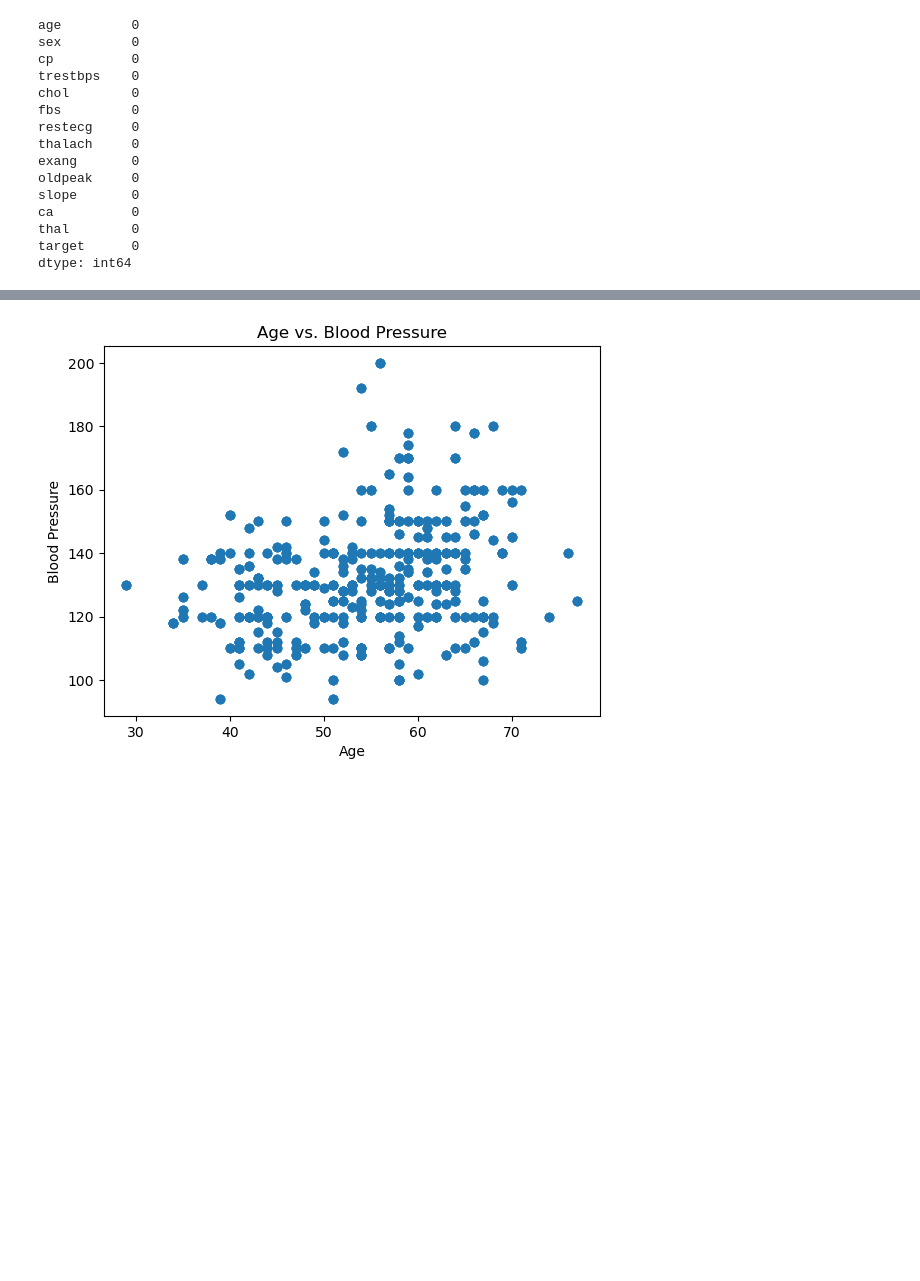
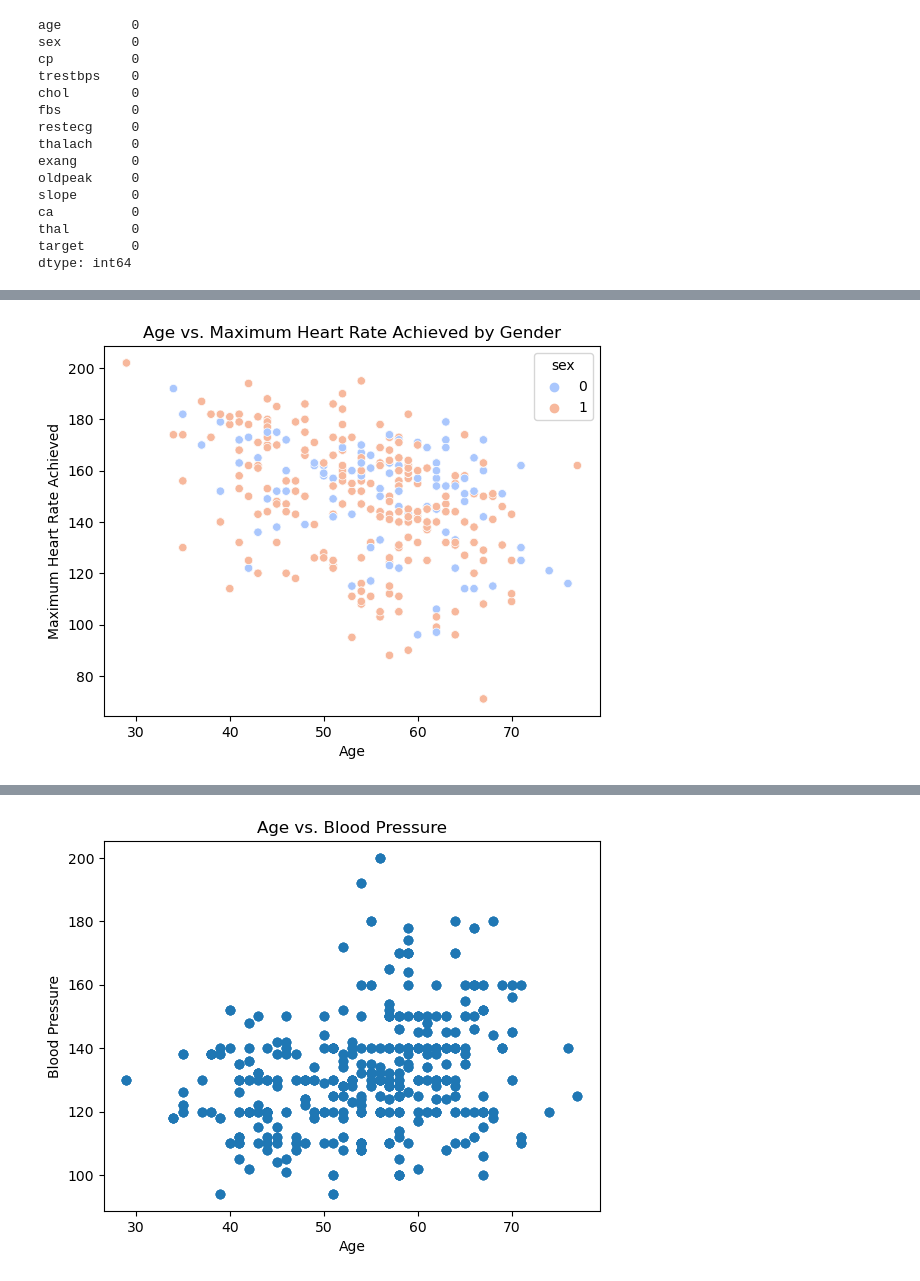
Before and after one commit to FiNiX-GaMmA/heart_diesease_ml_project, a Jupyter notebook: heart-disease-prediction-workbench.ipynb, the cells around one changed output, grey strips where cells are left out. Cells and saved outputs as stored; diff of their text form; code cells hidden in the pictures; blank space fills up the shorter version.

Commit message:
Kaggle Notebook | heart_disease_prediction_workbench | Version 8

```diff
--- a/heart-disease-prediction-workbench.ipynb
+++ b/heart-disease-prediction-workbench.ipynb
@@ -138,0 +146,8 @@ data['oldpeak'].hist()
+# %%
+sns.scatterplot(x='age', y='thalach', hue='sex', data=data, palette='coolwarm')
+plt.xlabel('Age')
+plt.ylabel('Maximum Heart Rate Achieved')
+plt.title('Age vs. Maximum Heart Rate Achieved by Gender')
+plt.show()
+# %% [output]
+[figure, added]
```
Also changed, not shown: parts of 22 cells of this notebook.
